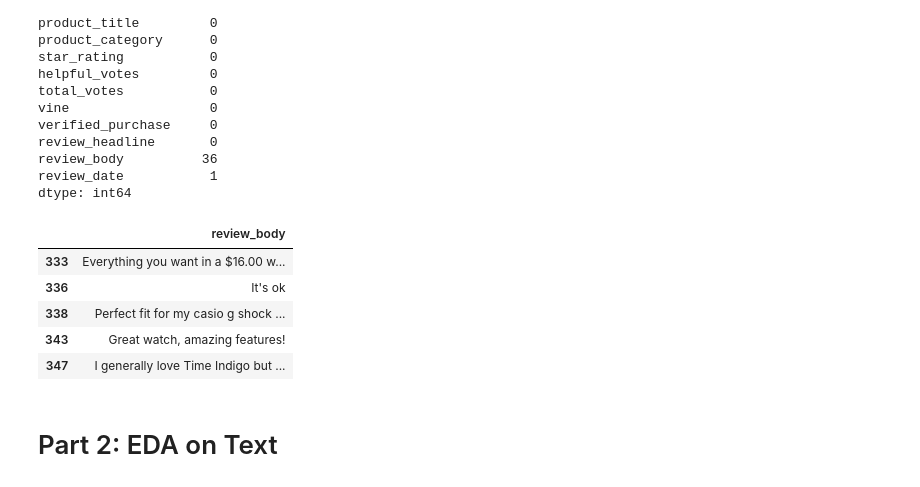
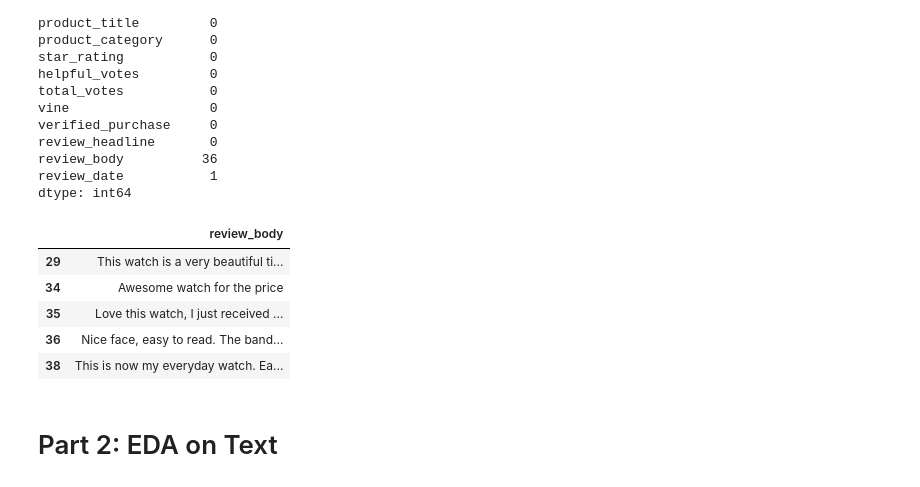
Before and after one commit to HuanSunGo/Natural_Language_Processing_Projects, a Jupyter notebook: Amazon_Review_Topic_Modeling/Amazon_Review_Topic_Modeling.ipynb, the cells around one changed output. Saved outputs shown, nothing was run; the diff lists cells and outputs as text; code cells hidden in the pictures.

```diff
--- a/Amazon_Review_Topic_Modeling/Amazon_Review_Topic_Modeling.ipynb
+++ b/Amazon_Review_Topic_Modeling/Amazon_Review_Topic_Modeling.ipynb
@@ -106,3 +86,6 @@ dtype: int64
+# %%
+# convert the data type
+df['review_body'] = df['review_body'].astype('string')
 # %% [markdown]
 ### 1.2 Building Up Text Corpus
 # %% [markdown]
@@ -136,18 +119,18 @@ review_date           1
 dtype: int64
 # %%
 # seperate the `review body` out and transform to list for nlp processing
-popular_products = popular_products.dropna(subset=['review_body'])
-data = pd.DataFrame(popular_products['review_body'])
+popular_products = popular_products.dropna(subset=['review_body'])['review_body']
 
 # a snippet of text
-data[100:105]
+data = pd.DataFrame(popular_products)
+data[5:10]
 # %% [output]
 |  | review_body |
-| 333 | Everything you want in a $16.00 w... |
-| 336 | It's ok |
-| 338 | Perfect fit for my casio g shock ... |
-| 343 | Great watch, amazing features! |
-| 347 | I generally love Time Indigo but ... |
+| 29 | This watch is a very beautiful ti... |
+| 34 | Awesome watch for the price |
+| 35 | Love this watch, I just received ... |
+| 36 | Nice face, easy to read. The band... |
+| 38 | This is now my everyday watch. Ea... |
 # %% [markdown]
 # Part 2: EDA on Text
 # %% [markdown]
```
Also changed, not shown: parts of 5 cells of this notebook.
